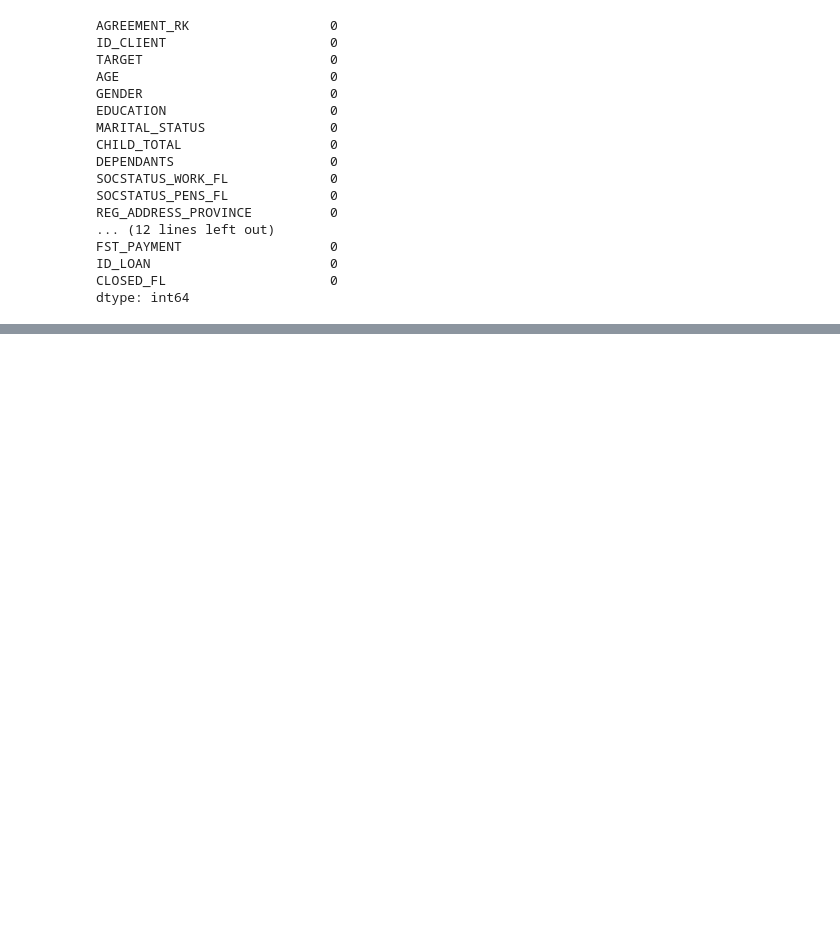
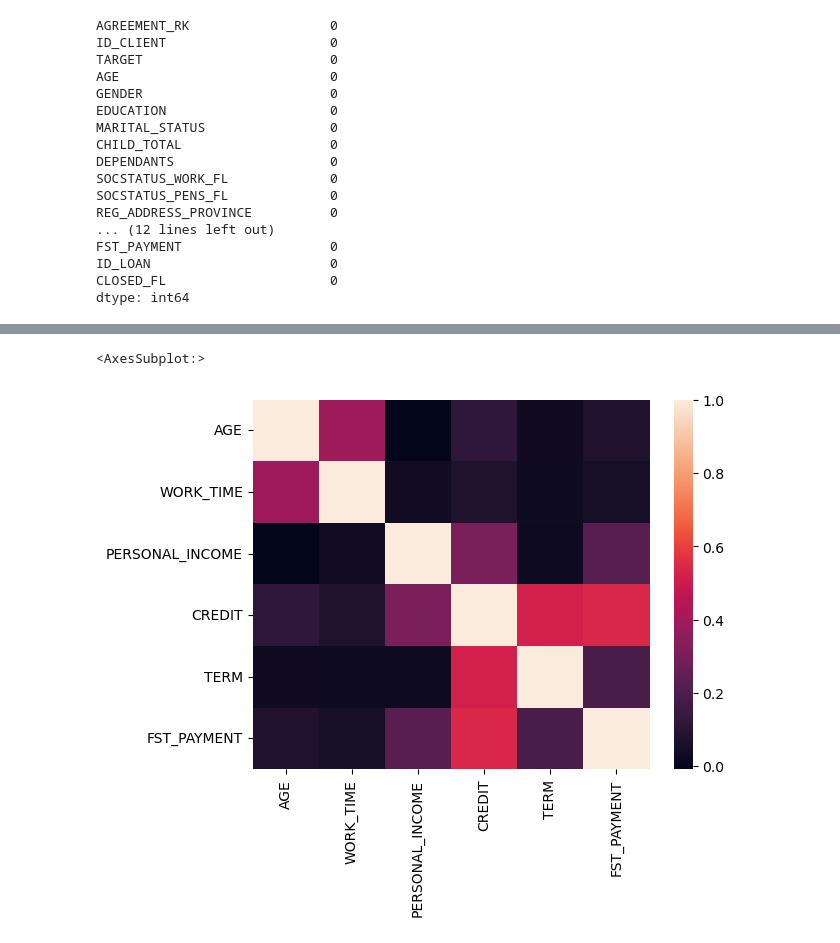
Before and after one commit to Chewye/hse_streamlit, a Jupyter notebook: BD_homework_ipynb_.ipynb, the cells around one changed output, grey strips where cells are left out. Cells and saved outputs as stored; diff of their text form; code cells hidden in the pictures; blank space fills up the shorter version.

```diff
--- a/BD_homework_ipynb_.ipynb
+++ b/BD_homework_ipynb_.ipynb
@@ -281,6 +282,8 @@ CLOSED_FL                     0
 dtype: int64
 # %%
 df.dropna(inplace=True)
+# %%
+df['WORK_TIME'] = df['WORK_TIME'].apply(lambda x: np.log(x))
 # %%
 df.to_csv('./df.csv', index=False)
 # %%
@@ -331,0 +352,5 @@ cat
+# %%
+sns.heatmap(df[numerical].corr())
+# %% [output]
+<AxesSubplot:>
+[figure, added]
```
Also changed, not shown: parts of 3 cells of this notebook, 1 other file.
